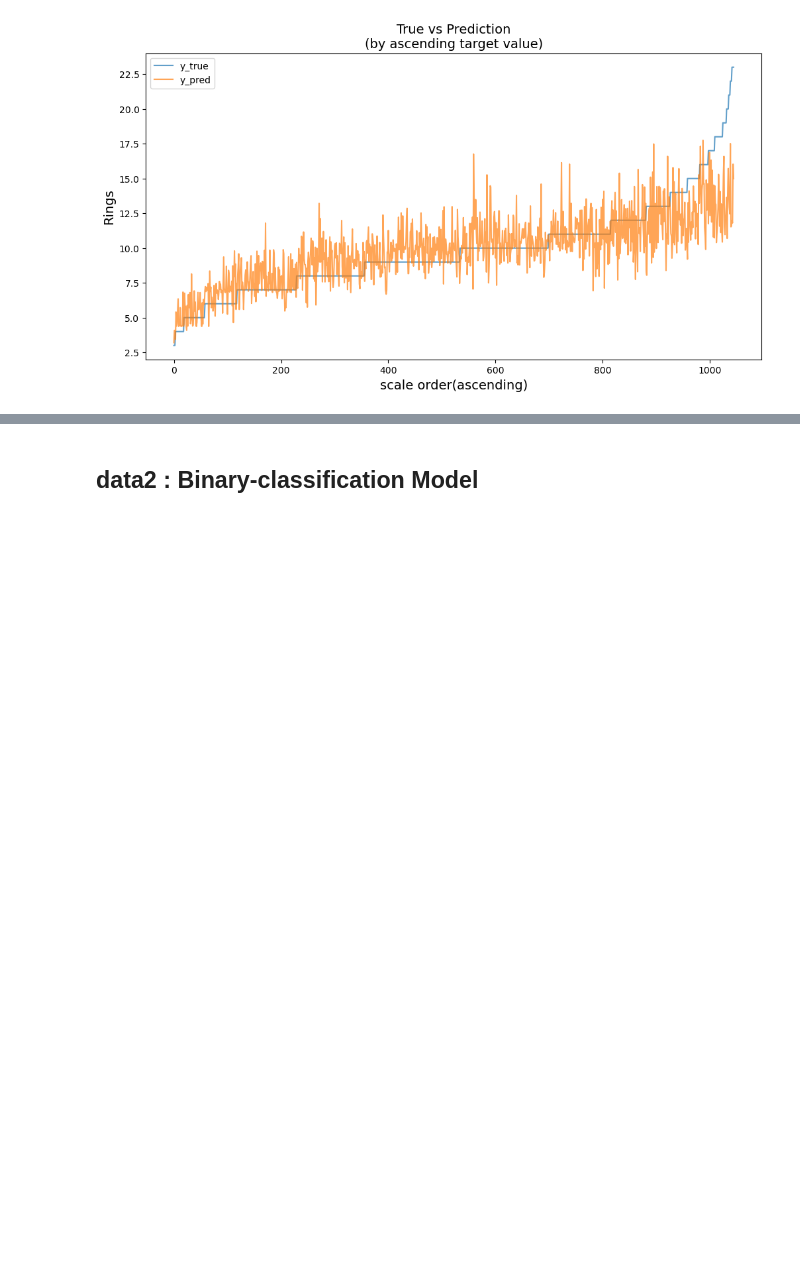
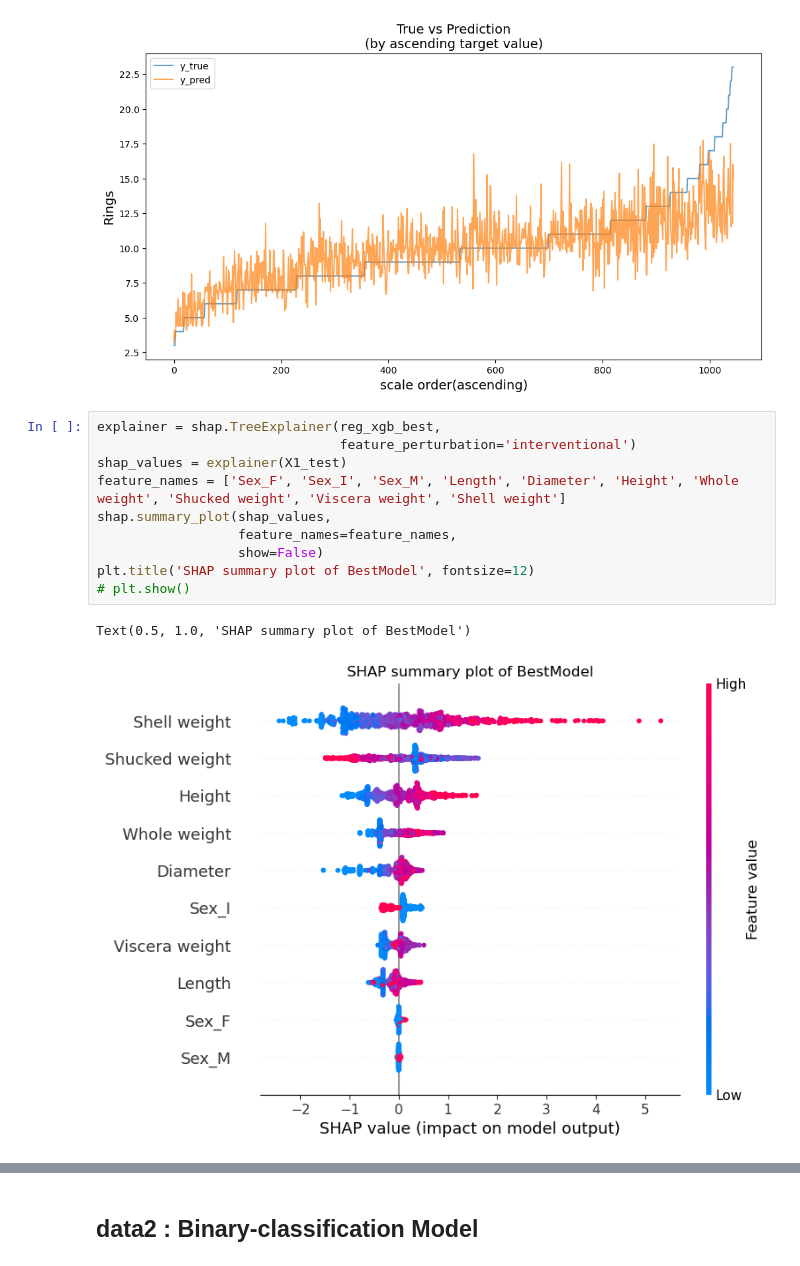
Before and after one commit to KHP95/AIB_TP1, a Jupyter notebook: modeling.ipynb, the cells around one changed output, grey strips where cells are left out. Drawn from its saved outputs; the diff is of its cells as text; blank space fills up the shorter version.

Commit message:
9일차 커밋
ai_program.py 구동가능하게끔 작성완료. modeling.ipynb 작성완료.

```diff
--- a/modeling.ipynb
+++ b/modeling.ipynb
@@ -224,3 +167,16 @@ rmse : 2.124
 acc : 0.852
 r2 : 0.562
 [figure]
+# %%
+explainer = shap.TreeExplainer(reg_xgb_best,
+                               feature_perturbation='interventional')
+shap_values = explainer(X1_test)
+feature_names = ['Sex_F', 'Sex_I', 'Sex_M', 'Length', 'Diameter', 'Height', 'Whole weight', 'Shucked weight', 'Viscera weight', 'Shell weight']
+shap.summary_plot(shap_values,
+                  feature_names=feature_names,
+                  show=False)
+plt.title('SHAP summary plot of BestModel', fontsize=12)
+# plt.show()
+# %% [output]
+Text(0.5, 1.0, 'SHAP summary plot of BestModel')
+[figure, added]
```
Also changed, not shown: parts of 43 cells of this notebook, 4 other files.
